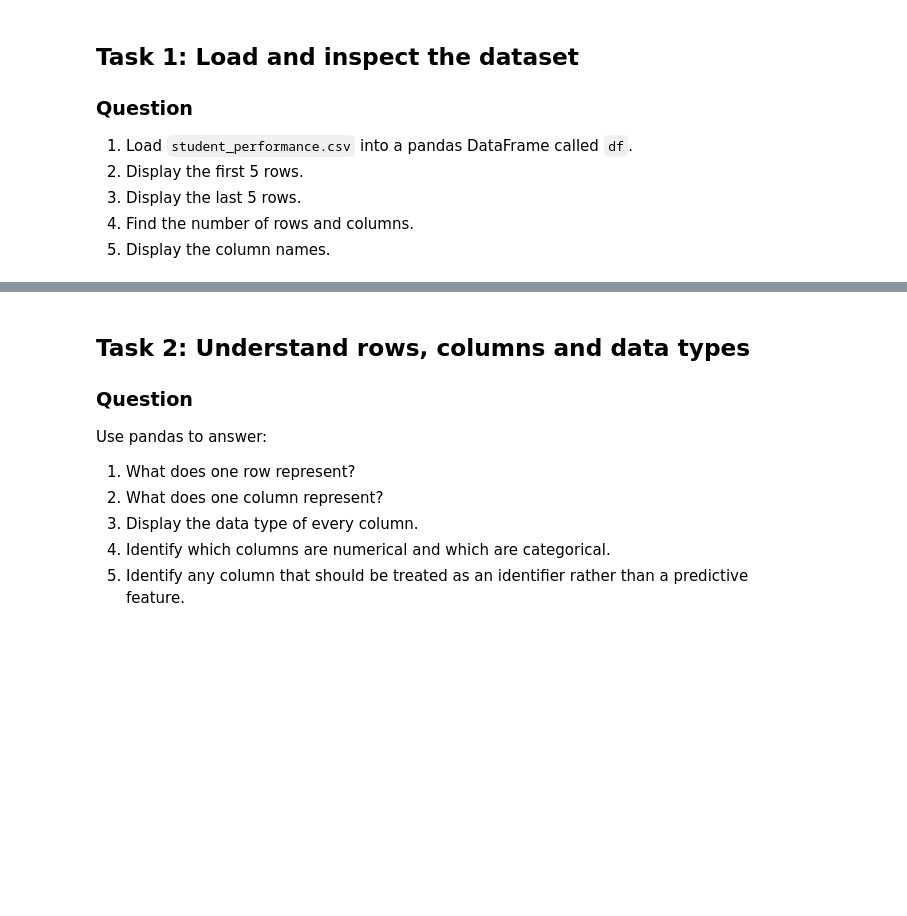
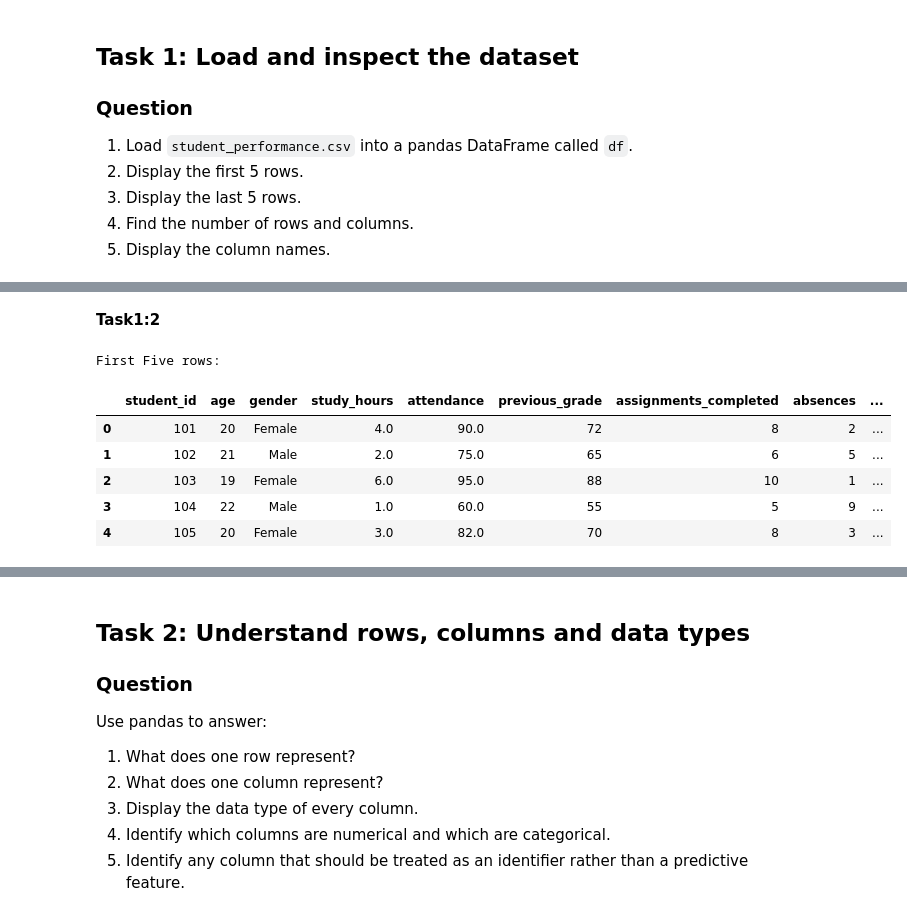
Before and after one commit to Mary-Musa/BrightPath-Projects, a Jupyter notebook: 26201798_Etvity1_Practice.ipynb, the cells around one changed output, grey strips where cells are left out. Drawn from its saved outputs; the diff is of its cells as text; code cells hidden in the pictures; blank space fills up the shorter version.

```diff
--- a/26201798_Etvity1_Practice.ipynb
+++ b/26201798_Etvity1_Practice.ipynb
@@ -55,0 +66,15 @@ df = pd.read_csv("student_performance.csv")
+# %% [markdown]
+**Task1:2**
+# %%
+
+df = pd.read_csv("student_performance.csv") #This line reads the csv file
+print("First Five rows:")
+df.head() # while this line displays the first five rows
+# %% [output]
+First Five rows:
+|  | student_id | age | gender | study_hours | attendance | previous_grade | assignments_completed | absences | ... |
+| 0 | 101 | 20 | Female | 4.0 | 90.0 | 72 | 8 | 2 | ... |
+| 1 | 102 | 21 | Male | 2.0 | 75.0 | 65 | 6 | 5 | ... |
+| 2 | 103 | 19 | Female | 6.0 | 95.0 | 88 | 10 | 1 | ... |
+| 3 | 104 | 22 | Male | 1.0 | 60.0 | 55 | 5 | 9 | ... |
+| 4 | 105 | 20 | Female | 3.0 | 82.0 | 70 | 8 | 3 | ... |
```
Also changed, not shown: parts of 61 cells of this notebook.
